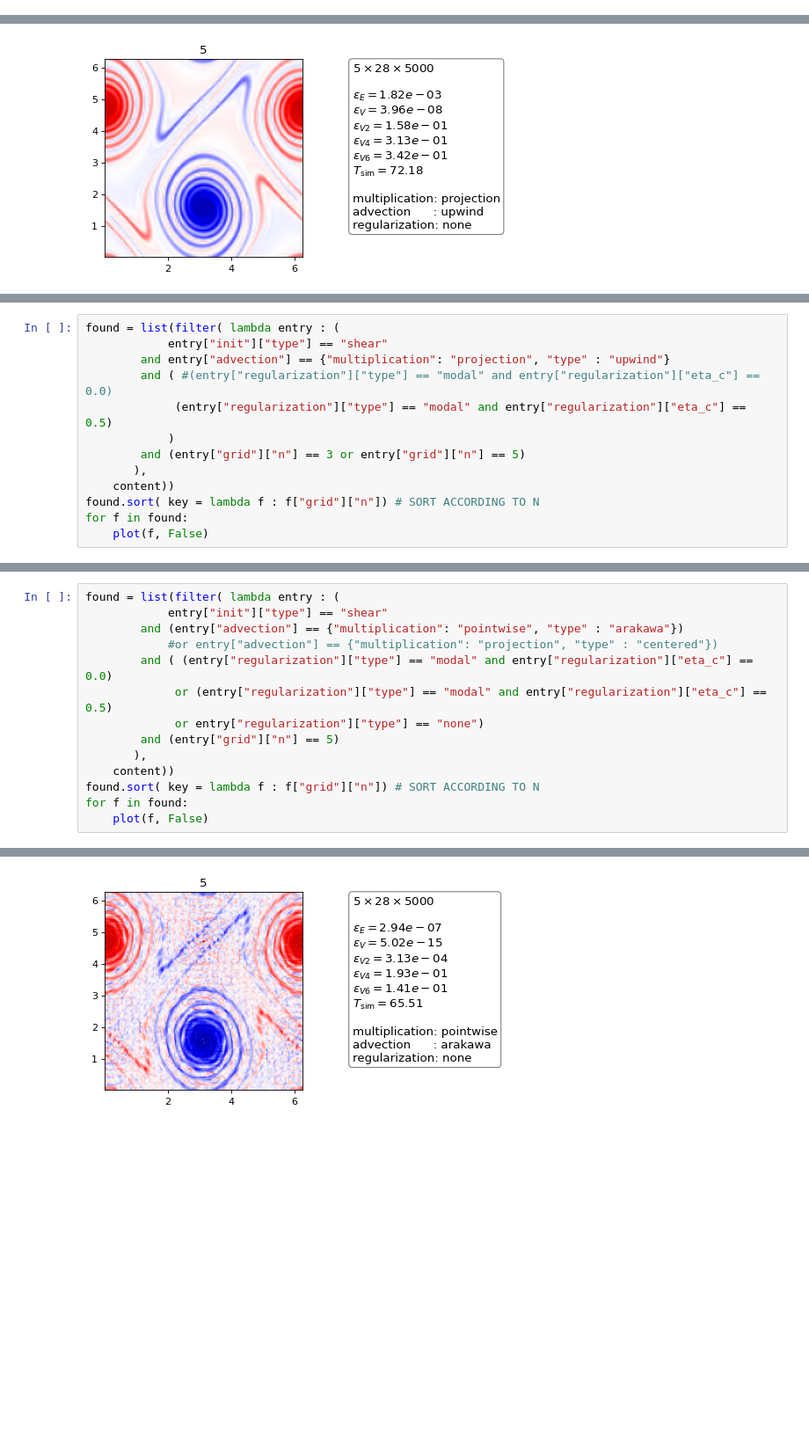
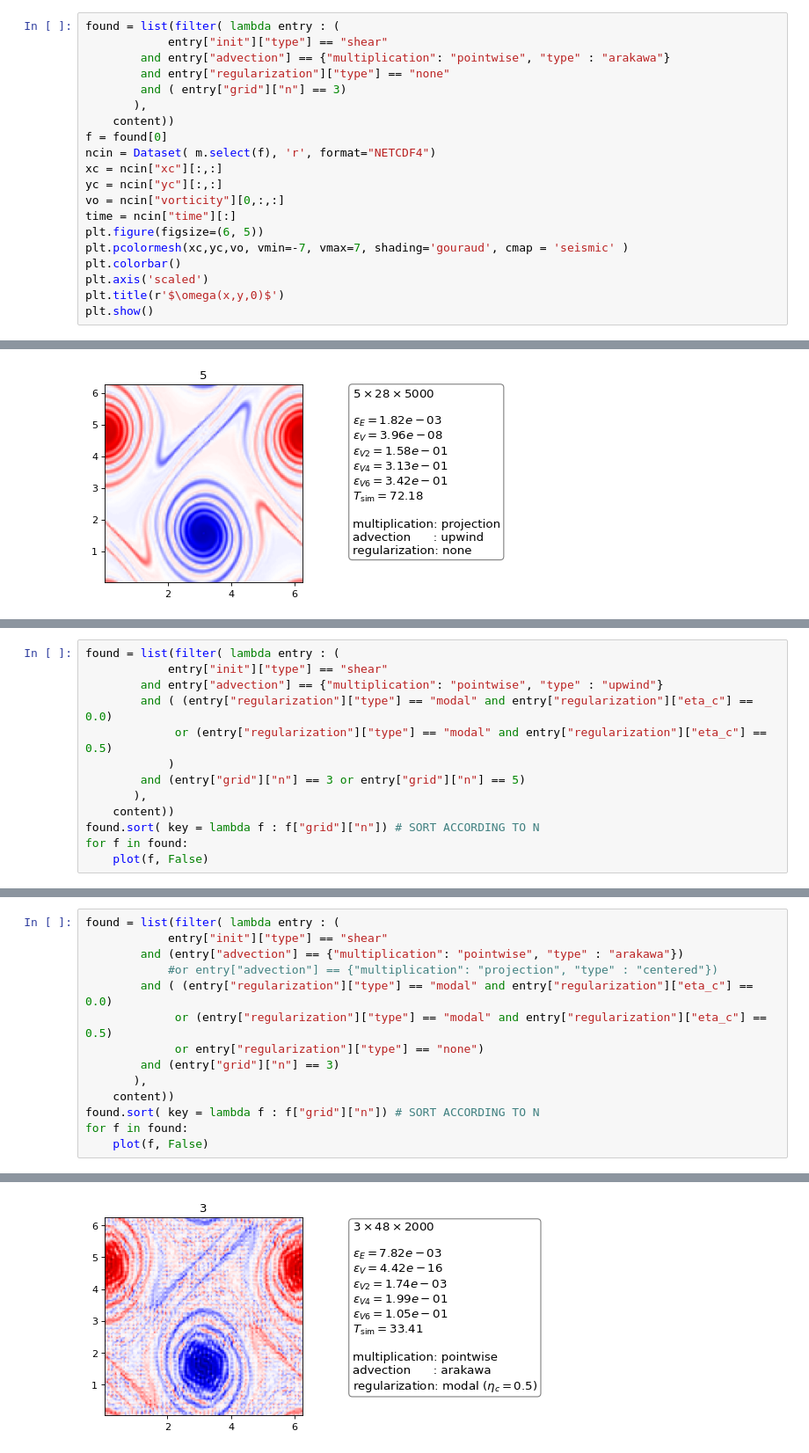
Before and after one commit to mwiesenberger/advection, a Jupyter notebook: 3a_comparison.ipynb, the cells around one changed output, grey strips where cells are left out. Shown at 88% size. Cells and saved outputs as stored; diff of their text form; blank space fills up the shorter version.

Commit message:
More explanation in advection book

```diff
--- a/3a_comparison.ipynb
+++ b/3a_comparison.ipynb
@@ -137,0 +168,20 @@ Let us now tell a story
+# %%
+found = list(filter( lambda entry : (
+            entry["init"]["type"] == "shear"
+        and entry["advection"] == {"multiplication": "pointwise", "type" : "arakawa"}
+        and entry["regularization"]["type"] == "none"
+        and ( entry["grid"]["n"] == 3)
+       ),
+    content))
+f = found[0]
+ncin = Dataset( m.select(f), 'r', format="NETCDF4")
+xc = ncin["xc"][:,:]
+yc = ncin["yc"][:,:]
+vo = ncin["vorticity"][0,:,:]
+time = ncin["time"][:]
+plt.figure(figsize=(6, 5))
+plt.pcolormesh(xc,yc,vo, vmin=-7, vmax=7, shading='gouraud', cmap = 'seismic' )
+plt.colorbar()
+plt.axis('scaled')
+plt.title(r'$\omega(x,y,0)$')
+plt.show()
@@ -206,9 +308,9 @@ Only the upwind scheme with correct multiplication and projection of polynomials
 # %%
 found = list(filter( lambda entry : (
             entry["init"]["type"] == "shear"
-        and entry["advection"] == {"multiplication": "projection", "type" : "upwind"}
-        and ( #(entry["regularization"]["type"] == "modal" and entry["regularization"]["eta_c"] == 0.0)
-             (entry["regularization"]["type"] == "modal" and entry["regularization"]["eta_c"] == 0.5)
+        and entry["advection"] == {"multiplication": "pointwise", "type" : "upwind"}
+        and ( (entry["regularization"]["type"] == "modal" and entry["regularization"]["eta_c"] == 0.0)
+             or (entry["regularization"]["type"] == "modal" and entry["regularization"]["eta_c"] == 0.5)
             )
         and (entry["grid"]["n"] == 3 or entry["grid"]["n"] == 5)
        ),
@@ -230,7 +335,7 @@ found = list(filter( lambda entry : (
         and ( (entry["regularization"]["type"] == "modal" and entry["regularization"]["eta_c"] == 0.0)
              or (entry["regularization"]["type"] == "modal" and entry["regularization"]["eta_c"] == 0.5)
              or entry["regularization"]["type"] == "none")
-        and (entry["grid"]["n"] == 5)
+        and (entry["grid"]["n"] == 3)
        ),
     content))
 found.sort( key = lambda f : f["grid"]["n"]) # SORT ACCORDING TO N
@@ -241 +346 @@ for f in found:
-[figure, old version]
+[figure, new version]
```
Also changed, not shown: parts of 24 cells of this notebook, 4 other files.
